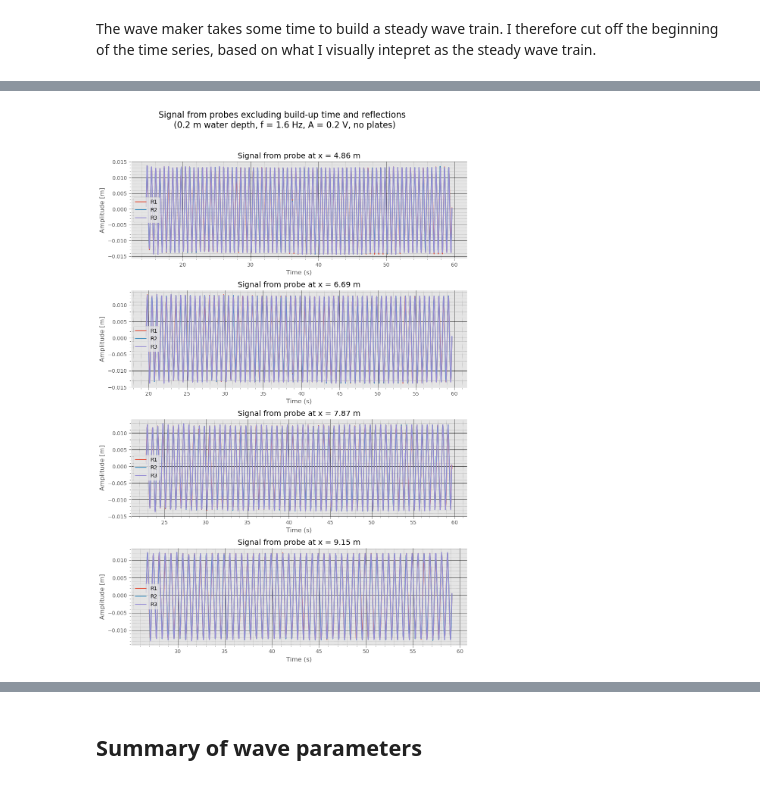
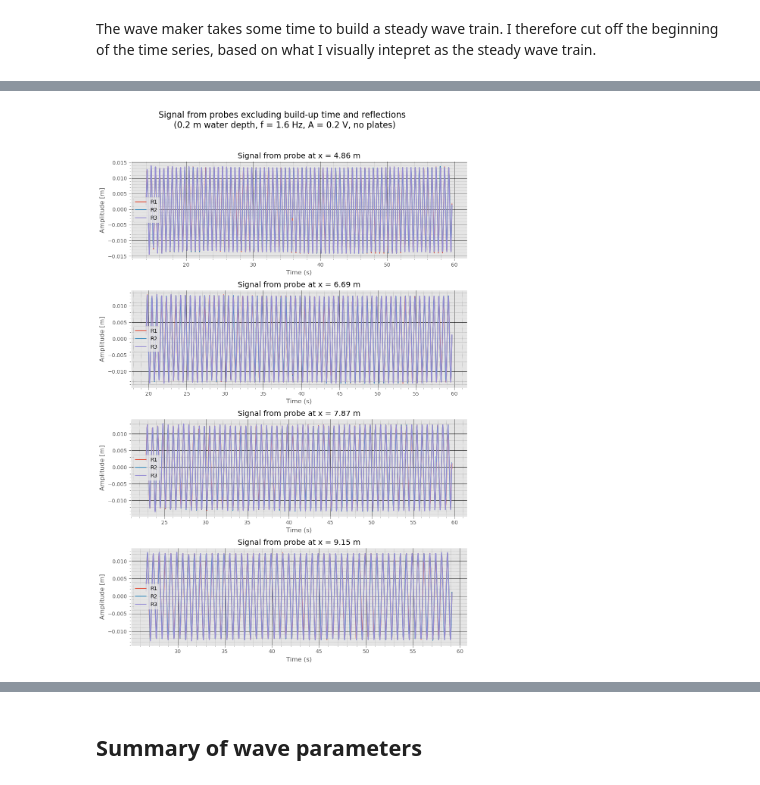
Before and after one commit to kjes4pres/Master_code, a Jupyter notebook: Lab/Results/With_plates/20cm_5cm/20cm_f16_a02_p005.ipynb, the cells around one changed output, grey strips where cells are left out. Cells and saved outputs as stored; diff of their text form; code cells hidden in the pictures.

```diff
--- a/Lab/Results/With_plates/20cm_5cm/20cm_f16_a02_p005.ipynb
+++ b/Lab/Results/With_plates/20cm_5cm/20cm_f16_a02_p005.ipynb
@@ -145,14 +165,17 @@ Column P_3: Removed 608 spikes in 20 passes.
 # %%
 # 2) Detrend data, set mean water level to zero
-r1_detrended = detrend(r1_corr)
-r2_detrended = detrend(r2_corr)
-r3_detrended = detrend(r3_corr)
+r1_detrended = detrend(r1_valid)
+r2_detrended = detrend(r2_valid)
+r3_detrended = detrend(r3_valid)
 
 # Checking that all probes now have zero mean (still water level)
 for col in ['P_0', 'P_1', 'P_2', 'P_3']:
-    print(np.mean(r1_detrended[col]), np.mean(r2_detrended[col]), np.mean(r3_detrended[col]))
+    if np.mean(r1_detrended[col]) < 1e-15 or np.mean(r2_detrended[col]) < 1e-15 or np.mean(r3_detrended[col]) < 1e-15:
+        print(f"Mean of column {col} is zero after detrending - all good here :)")
+    else:
+        raise Exception(f"Mean of column {col} is not zero after detrending!")
 
-r1 = r1_detrended
-r2 = r2_detrended
-r3 = r3_detrended
+run1 = r1_detrended
+run2 = r2_detrended
+run3 = r3_detrended
 # %% [output]
@@ -190,39 +188,39 @@ Maximum number of usable wave periods at each probe: [98.75553851 79.31229953 66
 # %%
 fig, ax = plt.subplots(4,1, figsize=(10, 15))
 
 # P0
-ax[0].plot(r1_valid['time'], r1_valid['P_0'], label='R1')
-ax[0].plot(r2_valid['time'], r2_valid['P_0'], label='R2')
-ax[0].plot(r3_valid['time'], r3_valid['P_0'], label='R3')
+ax[0].plot(run1['time'], run1['P_0'], label='R1')
+ax[0].plot(run2['time'], run2['P_0'], label='R2')
+ax[0].plot(run3['time'], run3['P_0'], label='R3')
 
 # P1
-ax[1].plot(r1_valid['time'], r1_valid['P_1'], label='R1')
-ax[1].plot(r2_valid['time'], r2_valid['P_1'], label='R2')
-ax[1].plot(r3_valid['time'], r3_valid['P_1'], label='R3')
+ax[1].plot(run1['time'], run1['P_1'], label='R1')
+ax[1].plot(run2['time'], run2['P_1'], label='R2')
+ax[1].plot(run3['time'], run3['P_1'], label='R3')
 
 # P2
-ax[2].plot(r1_valid['time'], r1_valid['P_2'], label='R1')
-ax[2].plot(r2_valid['time'], r2_valid['P_2'], label='R2')
-ax[2].plot(r3_valid['time'], r3_valid['P_2'], label='R3')
+ax[2].plot(run1['time'], run1['P_2'], label='R1')
+ax[2].plot(run2['time'], run2['P_2'], label='R2')
+ax[2].plot(run3['time'], run3['P_2'], label='R3')
 
 # P3
-ax[3].plot(r1_valid['time'], r1_valid['P_3'], label='R1')
-ax[3].plot(r2_valid['time'], r2_valid['P_3'], label='R2')
-ax[3].plot(r3_valid['time'], r3_valid['P_3'], label='R3')
+ax[3].plot(run1['time'], run1['P_3'], label='R1')
+ax[3].plot(run2['time'], run2['P_3'], label='R2')
+ax[3].plot(run3['time'], run3['P_3'], label='R3')
 
 for axs in ax:
     axs.grid(which='major', linestyle='-', linewidth='0.5', color='black')
     axs.grid(which='minor', linestyle=':', linewidth='0.5', color='gray')
     axs.legend()
     axs.set_xlabel('Time (s)')
     axs.set_ylabel('Amplitude [m]')
     axs.minorticks_on()
 
 fig.suptitle(f'Signal from probes excluding build-up time and reflections \n ({depth} m water depth, f = {freq} Hz, A = {amp} V, no plates)', fontsize=16)
 ax[0].set_title(f'Signal from probe at x = {x_probe_pos[0]} m')
 ax[1].set_title(f'Signal from probe at x = {x_probe_pos[1]} m')
 ax[2].set_title(f'Signal from probe at x = {x_probe_pos[2]} m')
 ax[3].set_title(f'Signal from probe at x = {x_probe_pos[3]} m')
 plt.tight_layout(rect=[0, 0, 1, 0.96])
 # %% [output]
-[figure, old version]
+[figure, new version]
```
Also changed, not shown: parts of 11 cells of this notebook, 53 other files.
